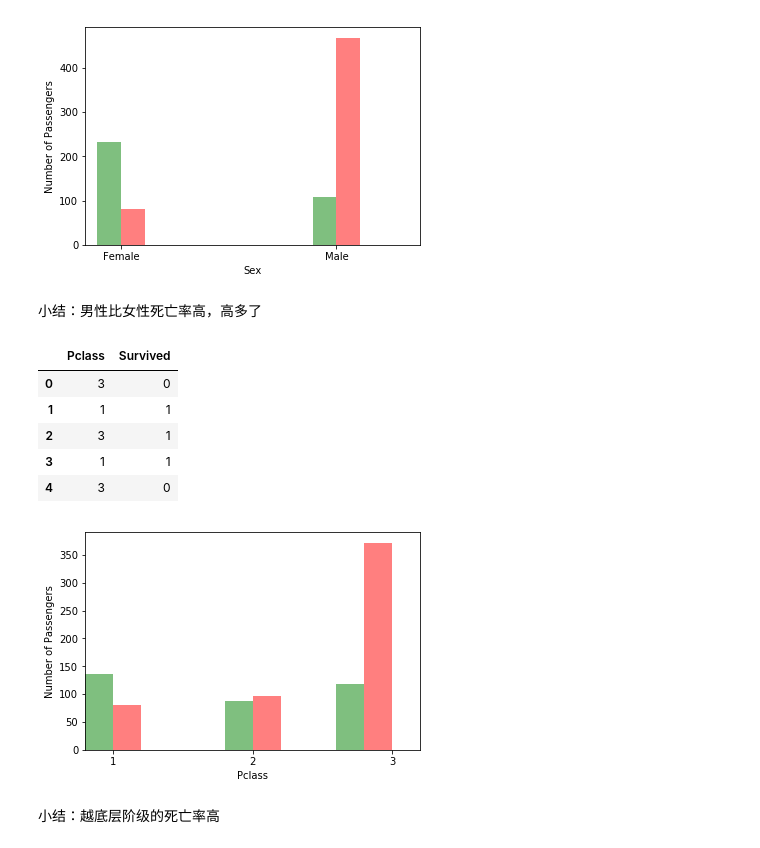
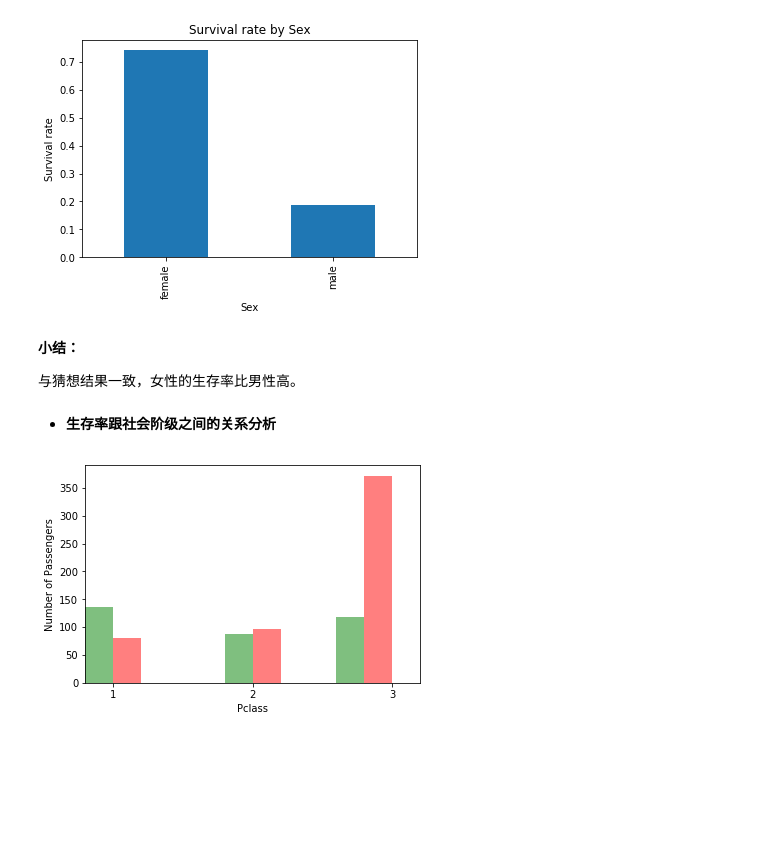
Before and after one commit to Actmerce/ML_PRI_P4, a Jupyter notebook: titanic.ipynb, the cells around one changed output. Cells and saved outputs as stored; diff of their text form; code cells hidden in the pictures; blank space fills up the shorter version.

```diff
--- a/titanic.ipynb
+++ b/titanic.ipynb
@@ -71,52 +120,28 @@ plt.show()
+# %%
+survival_rate('Sex')
+# %% [output]
+[figure, added]
+# %% [markdown]
+**小结：**
+
+与猜想结果一致，女性的生存率比男性高。
+# %% [markdown]
+* **生存率跟社会阶级之间的关系分析**
 # %%
-# 性别跟幸存人数的可视化
+# Pclass跟幸存人数的可视化
 %matplotlib inline
-sex_data = titanic_df[['Sex', 'Survived']].dropna()
-sex_data = pd.concat([sex_data['Sex'] == 'male', sex_data['Survived']], axis=1)
+pclass_data = titanic_df[['Pclass', 'Survived']].dropna()
 
-# True为男性
-sex_data.head()
-
-
-not_survived = sex_data[sex_data['Survived'] == 0]['Sex']
-survived = sex_data[sex_data['Survived'] == 1]['Sex']
+not_survived = pclass_data[pclass_data['Survived'] == 0]['Pclass']
+survived = pclass_data[pclass_data['Survived'] == 1]['Pclass']
 
 plt.figure()
 plt.hist(not_survived, color='red', alpha=0.5, label=u'死亡', align='right')
 plt.hist(survived, color='green', alpha=0.5, label=u'幸存', align='left')
-plt.xlim(-0.1, 1.3)
-plt.xticks([0.05, 0.95], ['Female', 'Male'])
-plt.xlabel('Sex')
+plt.xlim(0.9, 3.3)
+plt.xticks([1.1, 2.1, 3.1], [1, 2, 3])
+plt.xlabel('Pclass')
 plt.ylabel('Number of Passengers')
 plt.show()
 # %% [output]
-[figure, old version]
+[figure, new version]
-# %% [markdown]
-小结：男性比女性死亡率高，高多了
-# %%
-# Pclass跟幸存人数的可视化
-%matplotlib inline
-pclass_data = titanic_df[['Pclass', 'Survived']].dropna()
-display(pclass_data.head())
-
-not_survived = pclass_data[pclass_data['Survived'] == 0]['Pclass']
-survived = pclass_data[pclass_data['Survived'] == 1]['Pclass']
-
-plt.figure()
-plt.hist(not_survived, color='red', alpha=0.5, label=u'死亡', align='right')
-plt.hist(survived, color='green', alpha=0.5, label=u'幸存', align='left')
-plt.xlim(0.9, 3.3)
-plt.xticks([1.1, 2.1, 3.1], [1, 2, 3])
-plt.xlabel('Pclass')
-plt.ylabel('Number of Passengers')
-plt.show()
-# %% [output]
-|  | Pclass | Survived |
-| 0 | 3 | 0 |
-| 1 | 1 | 1 |
-| 2 | 3 | 1 |
-| 3 | 1 | 1 |
-| 4 | 3 | 0 |
-[figure, removed]
-# %% [markdown]
-小结：越底层阶级的死亡率高
```
Also changed, not shown: parts of 24 cells of this notebook.
